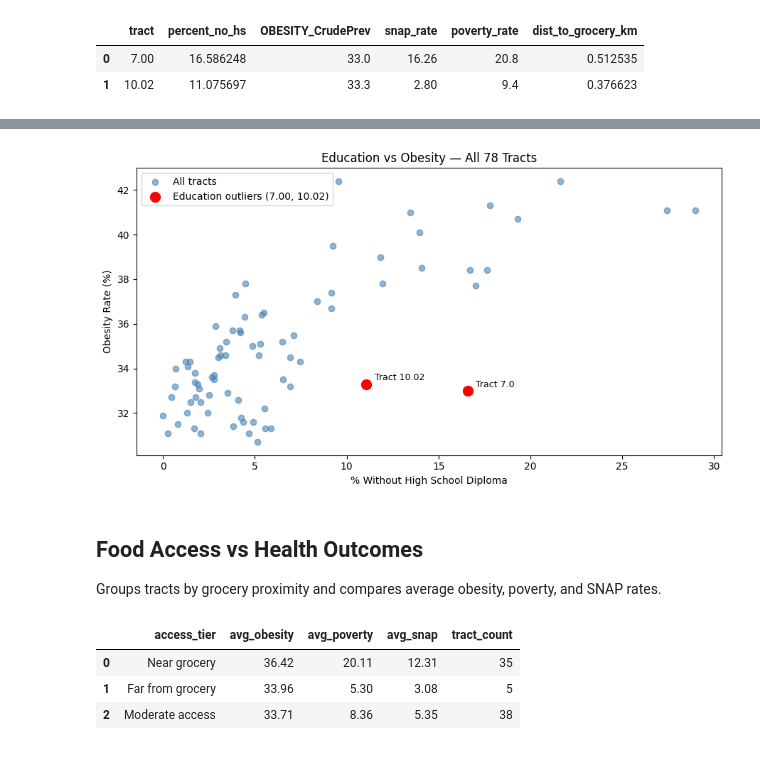
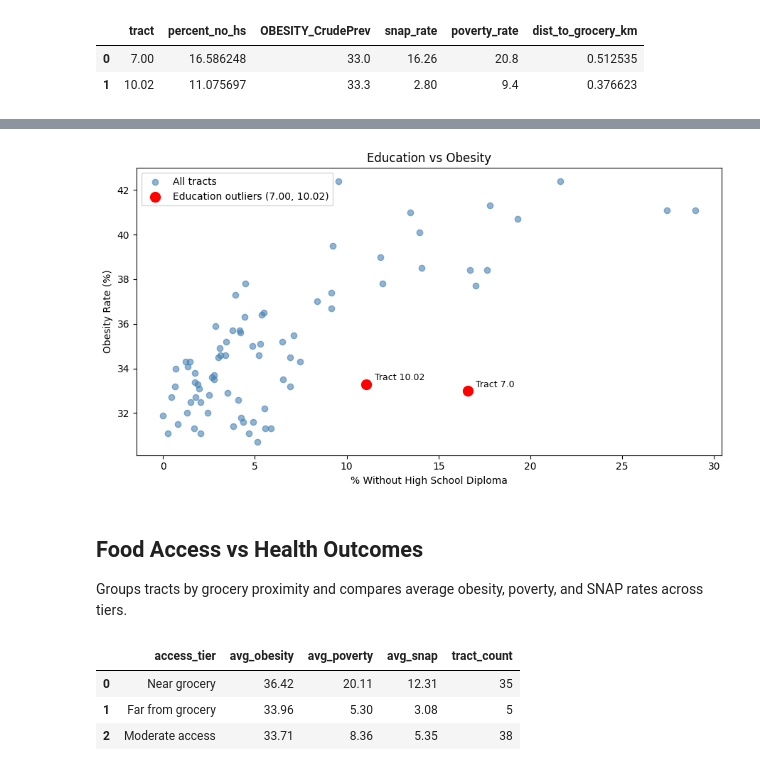
Before and after one commit to CollinH9/Tract-Analysis-SQL, a Jupyter notebook: analysis-db.ipynb, the cells around one changed output, grey strips where cells are left out. Cells and saved outputs as stored; diff of their text form; code cells hidden in the pictures.

```diff
--- a/analysis-db.ipynb
+++ b/analysis-db.ipynb
@@ -48,27 +61,28 @@ df_education
 # %%
 outlier_tracts = df_vuln[df_vuln['tract'].isin([7.00, 10.02])]
 main_tracts = df_vuln[~df_vuln['tract'].isin([7.00, 10.02])]
 
 fig, ax = plt.subplots(figsize=(9, 5))
 ax.scatter(main_tracts['percent_no_hs'], main_tracts['OBESITY_CrudePrev'],
            alpha=0.6, color='steelblue', label='All tracts')
 ax.scatter(outlier_tracts['percent_no_hs'], outlier_tracts['OBESITY_CrudePrev'],
            color='red', zorder=5, s=100, label='Education outliers (7.00, 10.02)')
 for _, row in outlier_tracts.iterrows():
     ax.annotate(f"Tract {row['tract']}",
                 (row['percent_no_hs'], row['OBESITY_CrudePrev']),
                 textcoords="offset points", xytext=(8, 4), fontsize=9)
 ax.set_xlabel('% Without High School Diploma')
 ax.set_ylabel('Obesity Rate (%)')
-ax.set_title('Education vs Obesity — All 78 Tracts')
+ax.set_title('Education vs Obesity')
 ax.legend()
 plt.tight_layout()
 plt.show()
 # %% [output]
-[figure, old version]
+[figure, new version]
 # %% [markdown]
 ## Food Access vs Health Outcomes
-Groups tracts by grocery proximity and compares average obesity, poverty, and SNAP rates.
+
+Groups tracts by grocery proximity and compares average obesity, poverty, and SNAP rates across tiers.
 # %%
 df_access = con.execute(open('sql/queries/03_composite_score.sql').read()).df()
 df_access
```
Also changed, not shown: parts of 13 cells of this notebook.
